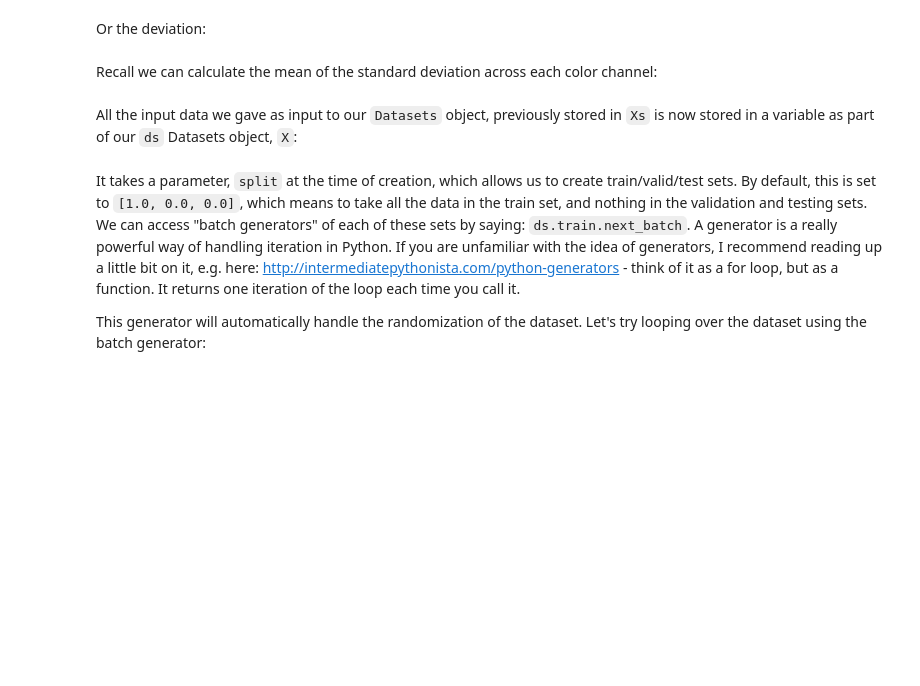
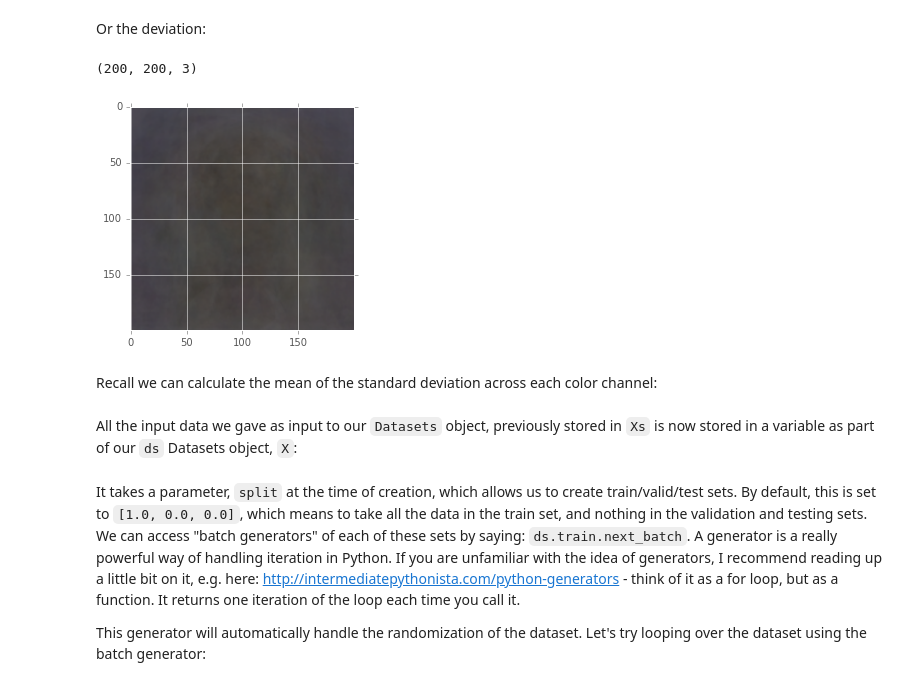
Before and after one commit to dariox2/CADL, a Jupyter notebook: session-3/session-3.ipynb, the cells around one changed output. Saved outputs shown, nothing was run; the diff lists cells and outputs as text; code cells hidden in the pictures; blank space fills up the shorter version.

Commit message:
session 3, std resize float bug

```diff
--- a/session-3/session-3.ipynb
+++ b/session-3/session-3.ipynb
@@ -143,10 +143,21 @@ We'll now go through the process of building an autoencoder just like in the lec
 <h3><font color='red'>TODO! COMPLETE THIS SECTION!</font></h3>
 # %%
 # See how this works w/ Celeb Images or try your own dataset instead:
-imgs = ...
+import os
+dirname = "../session-1/labdogs"
+QNT=100
+filenames = [os.path.join(dirname, fname) for fname in os.listdir(dirname)]
+filenames = filenames[:QNT]
+assert(len(filenames) == QNT)
+myimgs=np.array([plt.imread(fname) for fname in filenames])
+myimgs = [utils.imcrop_tosquare(img_i) for img_i in myimgs]
+myimgs = [resize(img_i, (200,200)) for img_i in myimgs]
 
+imgs=np.clip(np.array(myimgs)*255, 0, 255).astype(np.uint8) # fix resize() conversion to 0..1
+print(imgs.shape)
 # Then convert the list of images to a 4d array (e.g. use np.array to convert a list to a 4d array):
-Xs = ...
+#Xs =  tf.reshape(imgs, [1, imgs.shape[0], imgs.shape[1], imgs.shape[2]])
+Xs=imgs # ya esta bolu?
 
 print(Xs.shape)
 assert(Xs.ndim == 4 and Xs.shape[1] <= 250 and Xs.shape[2] <= 250)
@@ -163,9 +180,12 @@ plt.imshow(mean_img)
 # %% [markdown]
 Or the deviation:
 # %%
-std_img = ds.std()
+std_img = ds.std().astype(np.uint8)
 plt.imshow(std_img)
 print(std_img.shape)
+# %% [output]
+(200, 200, 3)
+[figure, added]
 # %% [markdown]
 Recall we can calculate the mean of the standard deviation across each color channel:
 # %%
```
Also changed, not shown: parts of 2 cells of this notebook, 1 other file.
